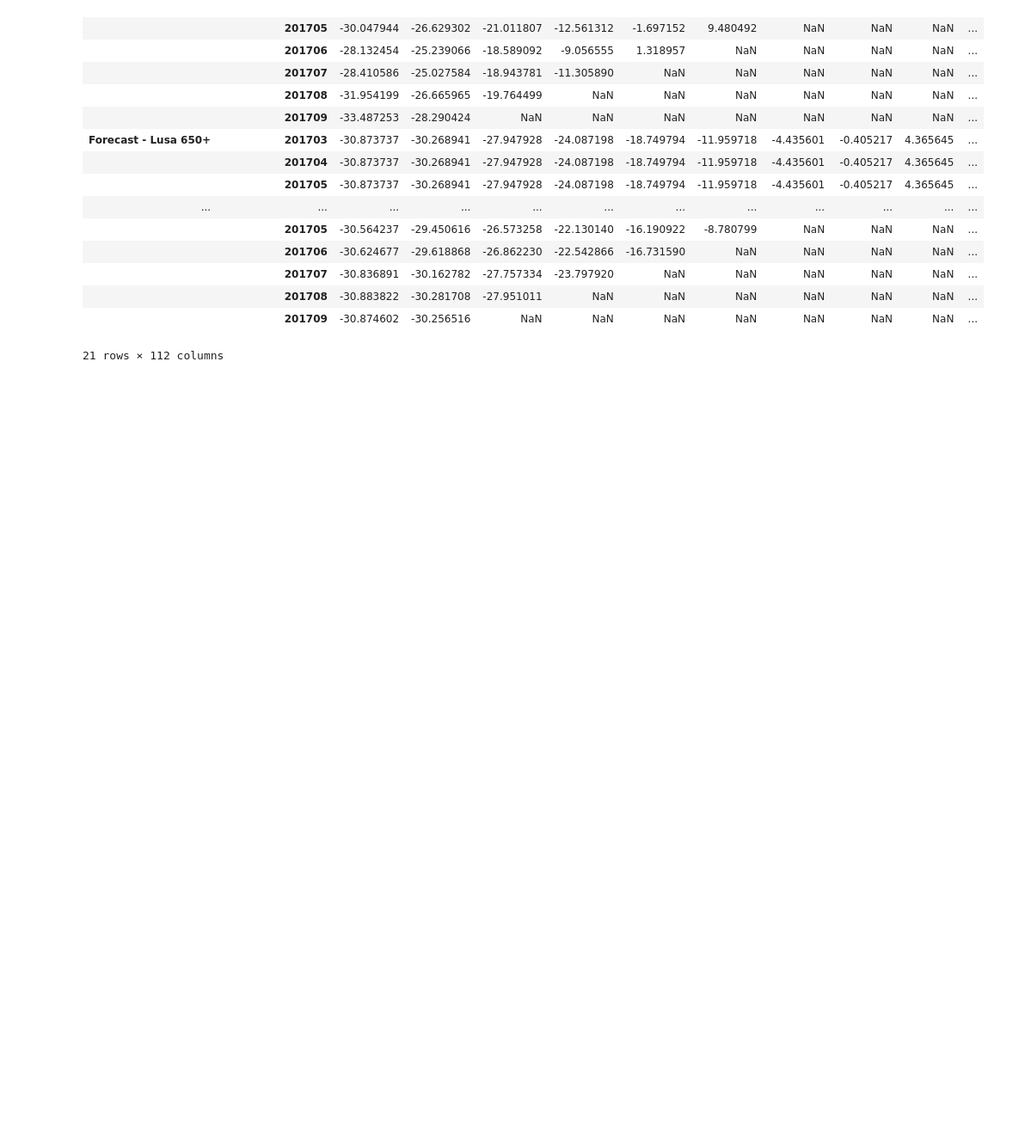
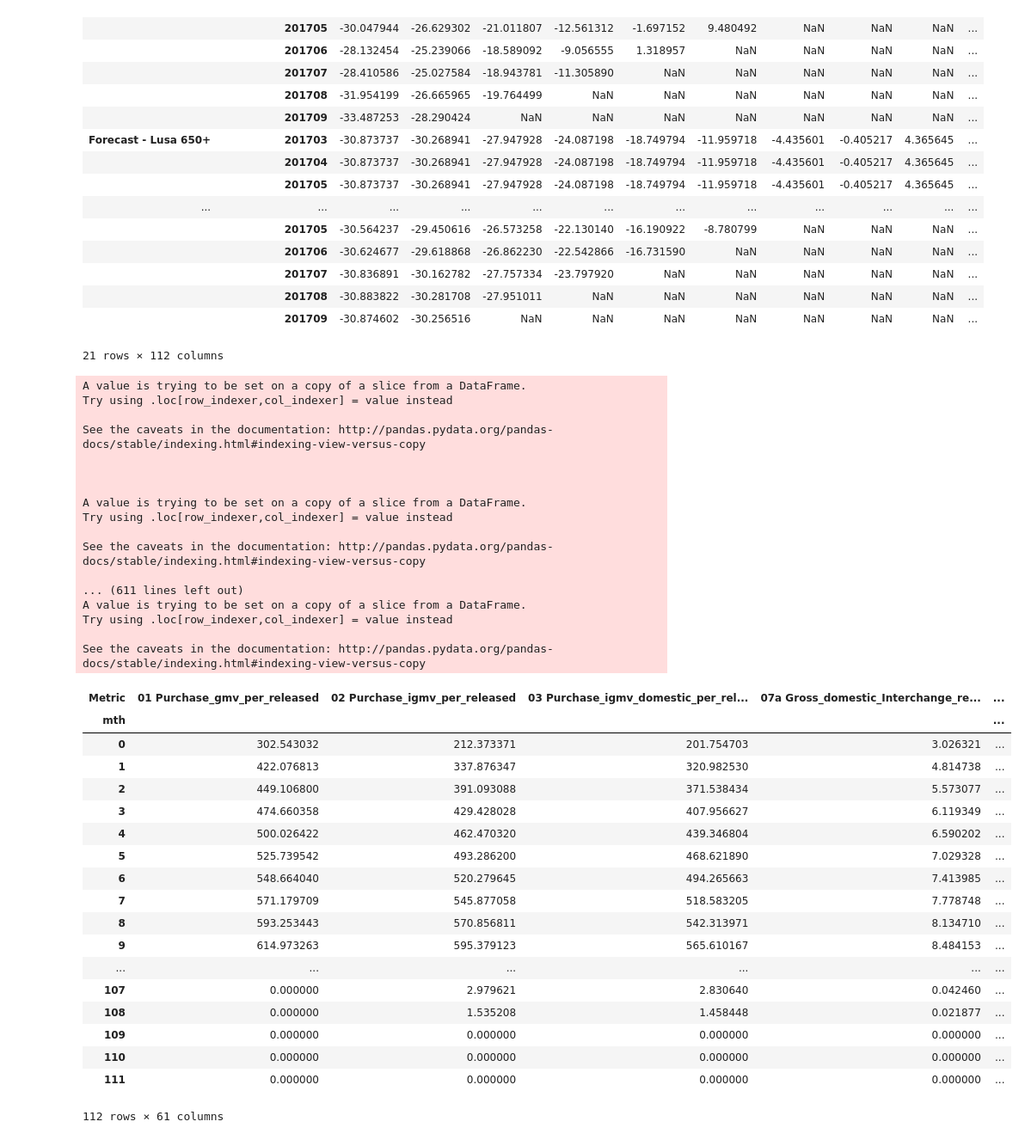
Before and after one commit to Aakash-Katdare/Cohort-Monitoring-Notebooks, a Jupyter notebook: Cohort Monitoring Lusa v2.ipynb, the cells around one changed output. Shown at 86% size. Saved outputs shown, nothing was run; the diff lists cells and outputs as text; code cells hidden in the pictures; blank space fills up the shorter version.

```diff
--- a/Cohort Monitoring Lusa v2.ipynb
+++ b/Cohort Monitoring Lusa v2.ipynb
@@ -922,7 +922,7 @@ Step 9 : Generating a list of cohorts for which to run monitoring
 # %%
 # reading input file
 print "Step 10 : Generating a list of cohorts for which to run monitoring"
-ledgers = pd.read_csv('ledgers_concat_stable_version_november_13th.csv')
+ledgers = pd.read_csv('ledgers_concat_stable_version_july_4th.csv')
 
 # Manipulations for basic use and merges in the future
 ledgers['Metric'] = ledgers['Unnamed: 1'] + '_' + ledgers['Unnamed: 2'] + '_' + ledgers['Unnamed: 3']
@@ -1910,3 +1910,43 @@ MC
 |  | 201708 | -30.883822 | -30.281708 | -27.951011 | NaN | NaN | NaN | NaN | NaN | NaN | ... |
 |  | 201709 | -30.874602 | -30.256516 | NaN | NaN | NaN | NaN | NaN | NaN | NaN | ... |
 21 rows × 112 columns
+# %%
+Lusa_adjusted_performance_summ650_a = lapa(ledgers2, Summ_variables, base_line_lusa)
+Lusa_adjusted_performance_summ650_a
+# %% [output]
+A value is trying to be set on a copy of a slice from a DataFrame.
+Try using .loc[row_indexer,col_indexer] = value instead
+
+See the caveats in the documentation: http://pandas.pydata.org/pandas-docs/stable/indexing.html#indexing-view-versus-copy
+
+
+
+A value is trying to be set on a copy of a slice from a DataFrame.
+Try using .loc[row_indexer,col_indexer] = value instead
+
+See the caveats in the documentation: http://pandas.pydata.org/pandas-docs/stable/indexing.html#indexing-view-versus-copy
+
+... (611 lines left out)
+A value is trying to be set on a copy of a slice from a DataFrame.
+Try using .loc[row_indexer,col_indexer] = value instead
+
+See the caveats in the documentation: http://pandas.pydata.org/pandas-docs/stable/indexing.html#indexing-view-versus-copy
+| Metric | 01 Purchase_gmv_per_released | 02 Purchase_igmv_per_released | 03 Purchase_igmv_domestic_per_rel... | 07a Gross_domestic_Interchange_re... | ... |
+| mth |  |  |  |  | ... |
+| 0 | 302.543032 | 212.373371 | 201.754703 | 3.026321 | ... |
+| 1 | 422.076813 | 337.876347 | 320.982530 | 4.814738 | ... |
+| 2 | 449.106800 | 391.093088 | 371.538434 | 5.573077 | ... |
+| 3 | 474.660358 | 429.428028 | 407.956627 | 6.119349 | ... |
+| 4 | 500.026422 | 462.470320 | 439.346804 | 6.590202 | ... |
+| 5 | 525.739542 | 493.286200 | 468.621890 | 7.029328 | ... |
+| 6 | 548.664040 | 520.279645 | 494.265663 | 7.413985 | ... |
+| 7 | 571.179709 | 545.877058 | 518.583205 | 7.778748 | ... |
+| 8 | 593.253443 | 570.856811 | 542.313971 | 8.134710 | ... |
+| 9 | 614.973263 | 595.379123 | 565.610167 | 8.484153 | ... |
+| ... | ... | ... | ... | ... | ... |
+| 107 | 0.000000 | 2.979621 | 2.830640 | 0.042460 | ... |
+| 108 | 0.000000 | 1.535208 | 1.458448 | 0.021877 | ... |
+| 109 | 0.000000 | 0.000000 | 0.000000 | 0.000000 | ... |
+| 110 | 0.000000 | 0.000000 | 0.000000 | 0.000000 | ... |
+| 111 | 0.000000 | 0.000000 | 0.000000 | 0.000000 | ... |
+112 rows × 61 columns
```
Also changed, not shown: parts of 3 cells of this notebook.
